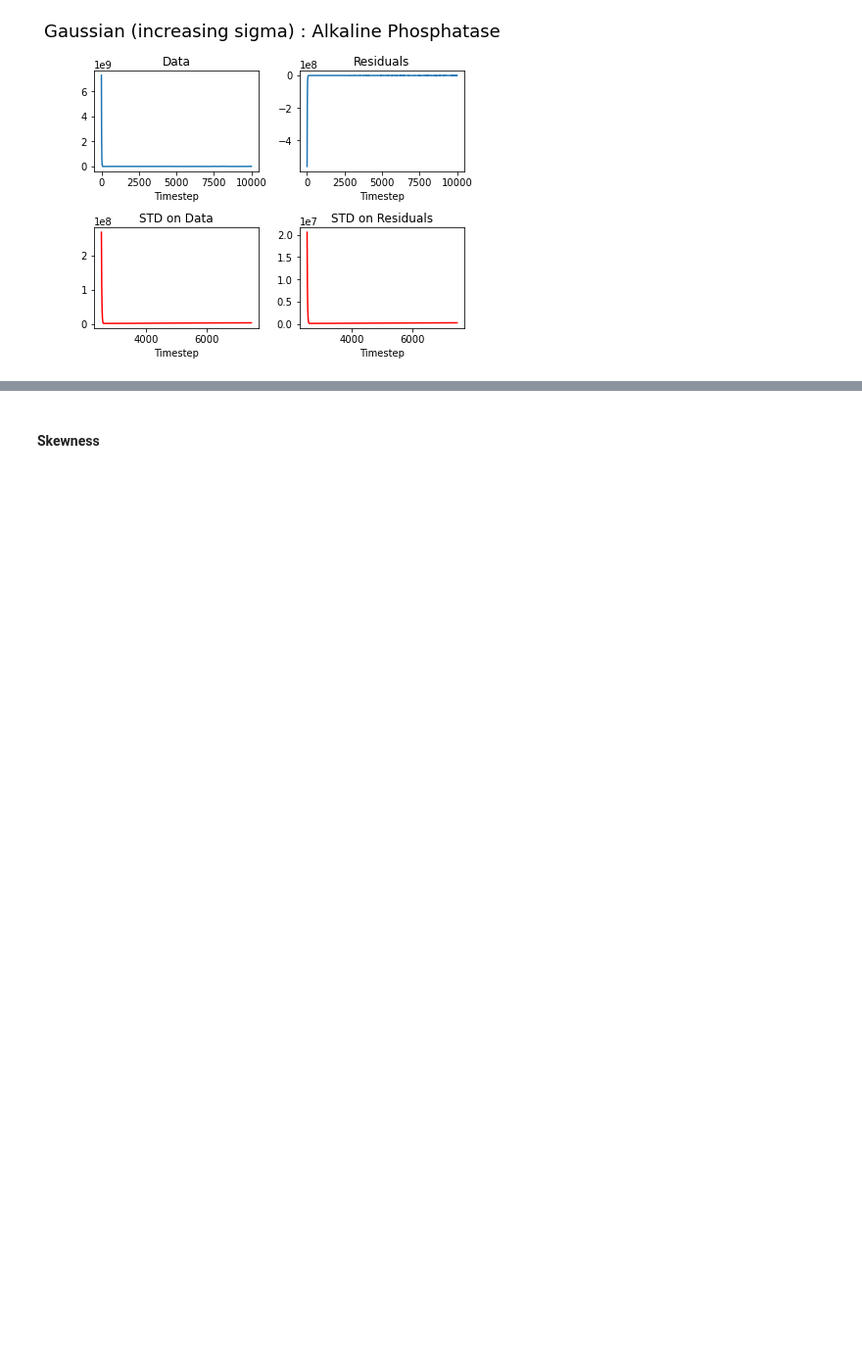
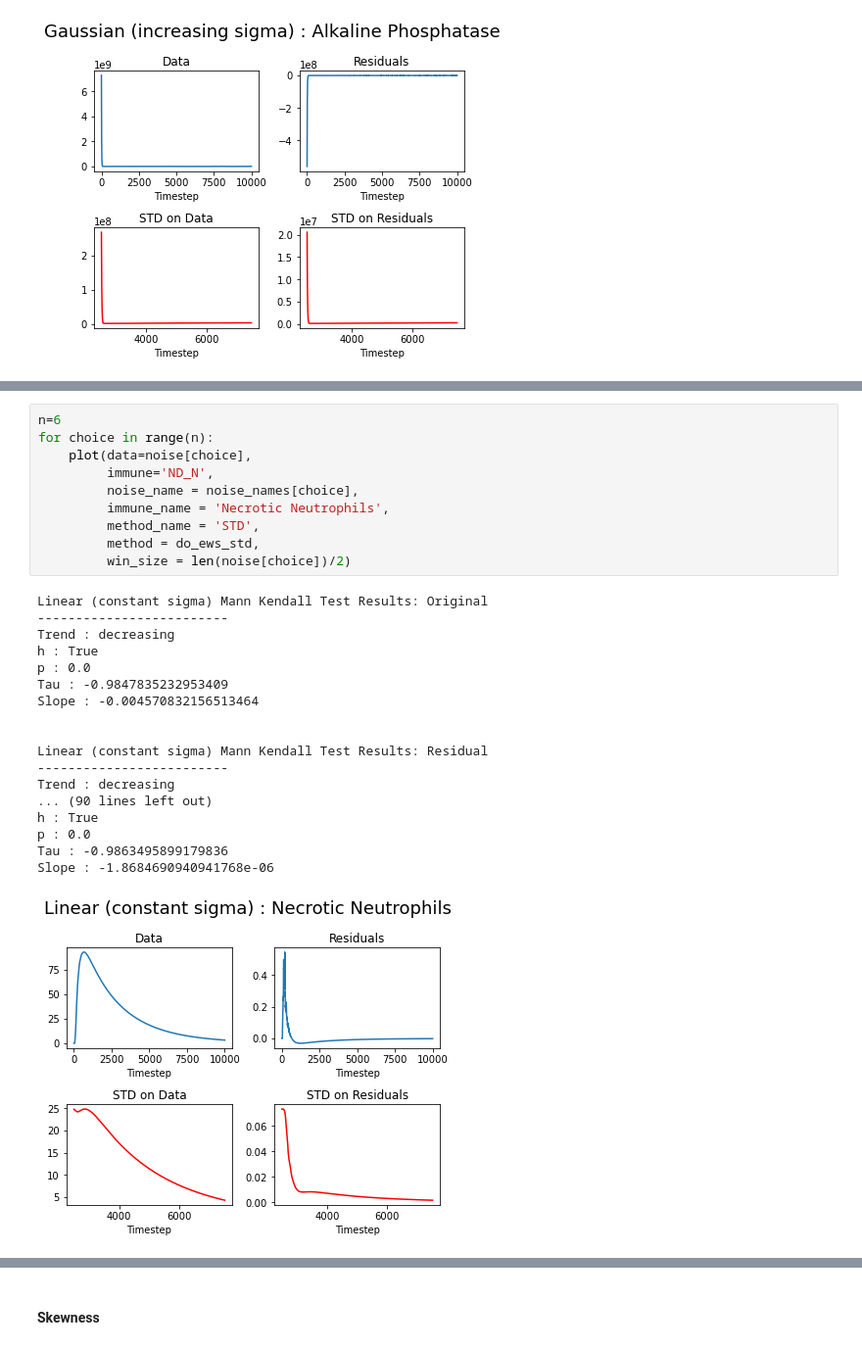
Before and after one commit to UvaCsl/immune-ct, a Jupyter notebook: notebooks/Part III - EWS.ipynb, the cells around one changed output, grey strips where cells are left out. Shown at 98% size. Cells and saved outputs as stored; diff of their text form; blank space fills up the shorter version.

```diff
--- a/notebooks/Part III - EWS.ipynb
+++ b/notebooks/Part III - EWS.ipynb
@@ -145,0 +170,29 @@ KeyError: 'ITM_tissue'
+# %%
+n=6
+for choice in range(n):
+    plot(data=noise[choice],
+         immune='ND_N',
+         noise_name = noise_names[choice],
+         immune_name = 'Necrotic Neutrophils',
+         method_name = 'STD',
+         method = do_ews_std,
+         win_size = len(noise[choice])/2)
+# %% [output]
+Linear (constant sigma) Mann Kendall Test Results: Original
+-------------------------
+Trend : decreasing
+h : True
+p : 0.0
+Tau : -0.9847835232953409
+Slope : -0.004570832156513464
+
+
+Linear (constant sigma) Mann Kendall Test Results: Residual
+-------------------------
+Trend : decreasing
+... (90 lines left out)
+h : True
+p : 0.0
+Tau : -0.9863495899179836
+Slope : -1.8684690940941768e-06
+[figure, added]
```
Also changed, not shown: parts of 7 cells of this notebook, 6 other files.
